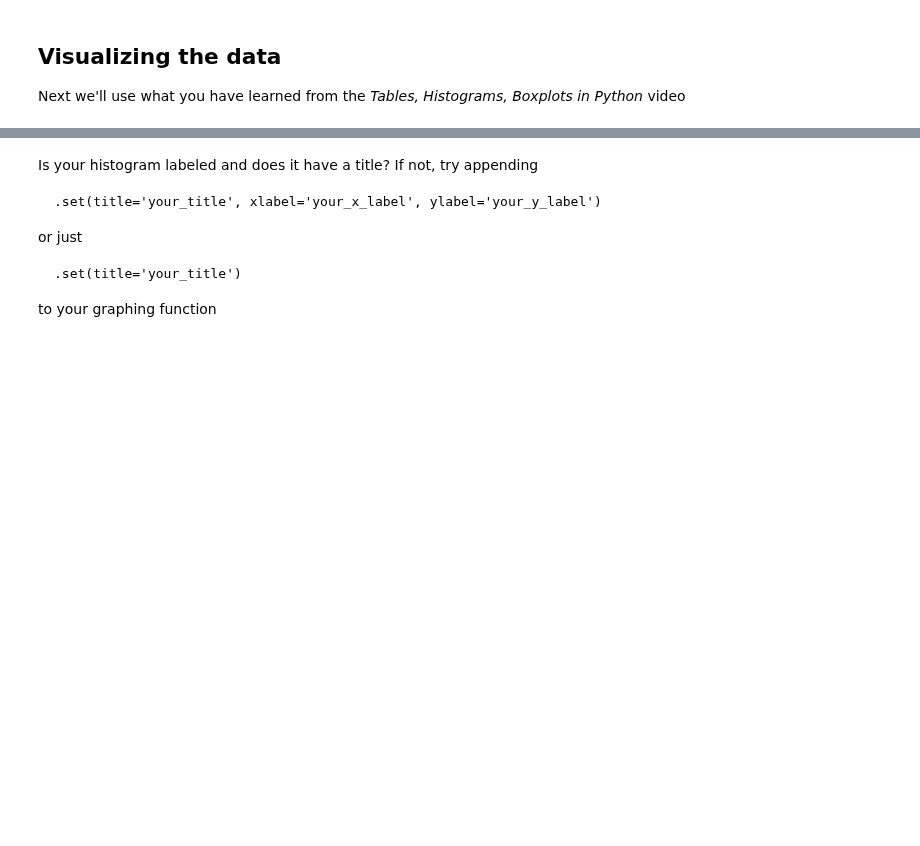
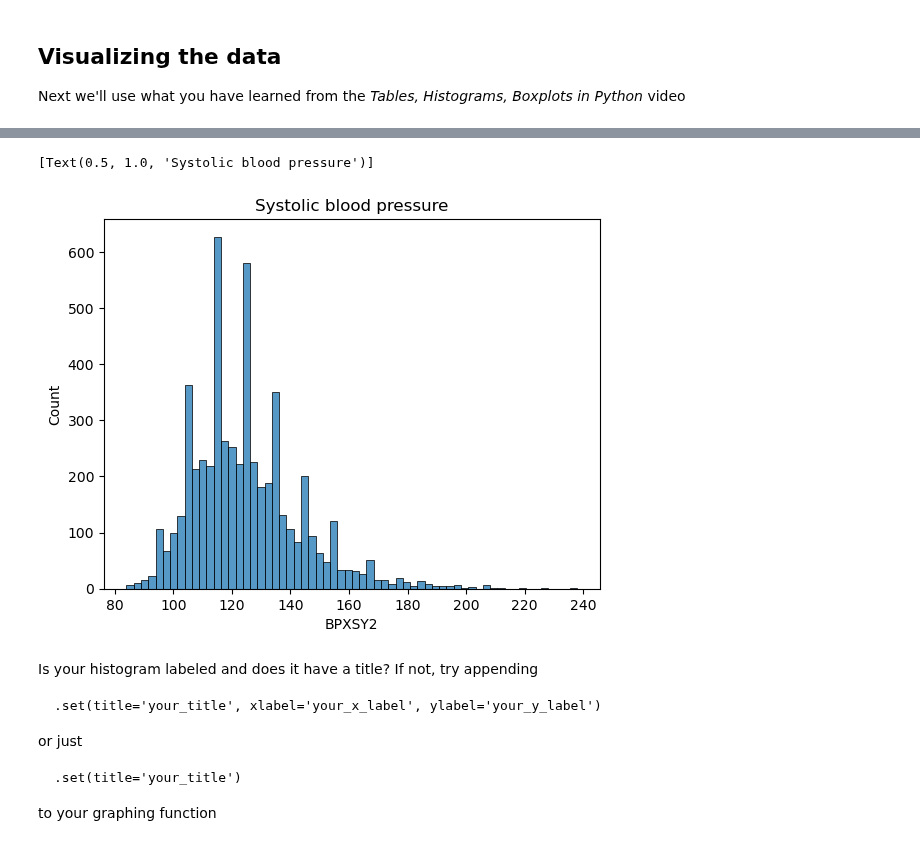
Before and after one commit to donnie-kim/statistics-with-python, a Jupyter notebook: course1/11-w2_assessment.ipynb, the cells around one changed output, grey strips where cells are left out. Drawn from its saved outputs; the diff is of its cells as text; code cells hidden in the pictures; blank space fills up the shorter version.

```diff
--- a/course1/11-w2_assessment.ipynb
+++ b/course1/11-w2_assessment.ipynb
@@ -14,6 +14,7 @@ pd.set_option('display.max_columns', 100)
 path = "nhanes_2015_2016.csv"
 # %%
 # First, you must import the data from the path given above
-df = # using pandas, read in the csv data found at the url defined by 'path'
+df = pd.read_csv(path)
+df_mod = df.copy()
 # %%
 # Next, look at the 'head' of our DataFrame 'df'.
@@ -126,5 +196,9 @@ bp_descriptive_stats
 # %%
 # Make a histogram of our 'bp' data using the seaborn library we imported as 'sns'
+sns.histplot(bp).set(title="Systolic blood pressure")
+# %% [output]
+[Text(0.5, 1.0, 'Systolic blood pressure')]
+[figure, added]
 # %% [markdown]
 Is your histogram labeled and does it have a title?
 If not, try appending
```
Also changed, not shown: parts of 14 cells of this notebook, 2 other files.
